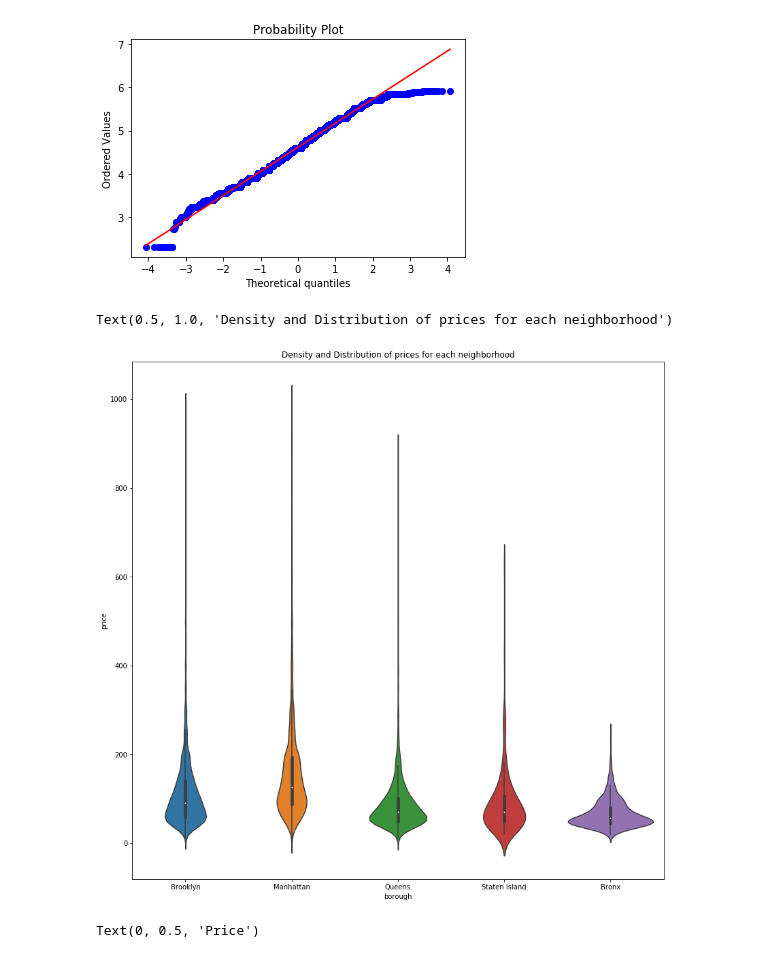
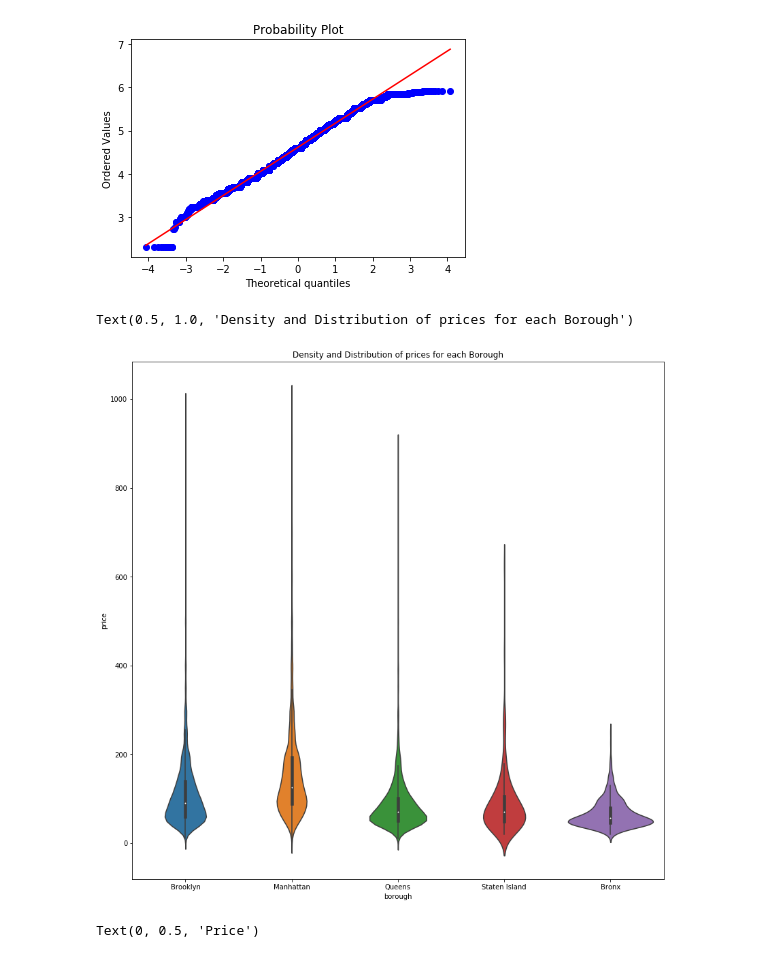
Before and after one commit to bellisor/mod2-TeamLoneWolf, a Jupyter notebook: mod2_index.ipynb, the cells around one changed output. Drawn from its saved outputs; the diff is of its cells as text; code cells hidden in the pictures.

```diff
--- a/mod2_index.ipynb
+++ b/mod2_index.ipynb
@@ -552,12 +552,12 @@ Kurtosis: -0.492592
 # %%
 sdf = df[df.price < 1000]
 
 plt.figure(figsize = (14,14))
 nb_dens_plot = sns.violinplot(data=sdf, x='borough', y='price')
-nb_dens_plot.set_title('Density and Distribution of prices for each neighborhood')
+nb_dens_plot.set_title('Density and Distribution of prices for each Borough')
 # %% [output]
-Text(0.5, 1.0, 'Density and Distribution of prices for each neighborhood')
+Text(0.5, 1.0, 'Density and Distribution of prices for each Borough')
-[figure, old version]
+[figure, new version]
 # %%
 plt.figure(figsize = (14,14))
 sns.boxplot(data = sdf, x = 'room_type', y = 'price')
```
Also changed, not shown: 1 other file.
